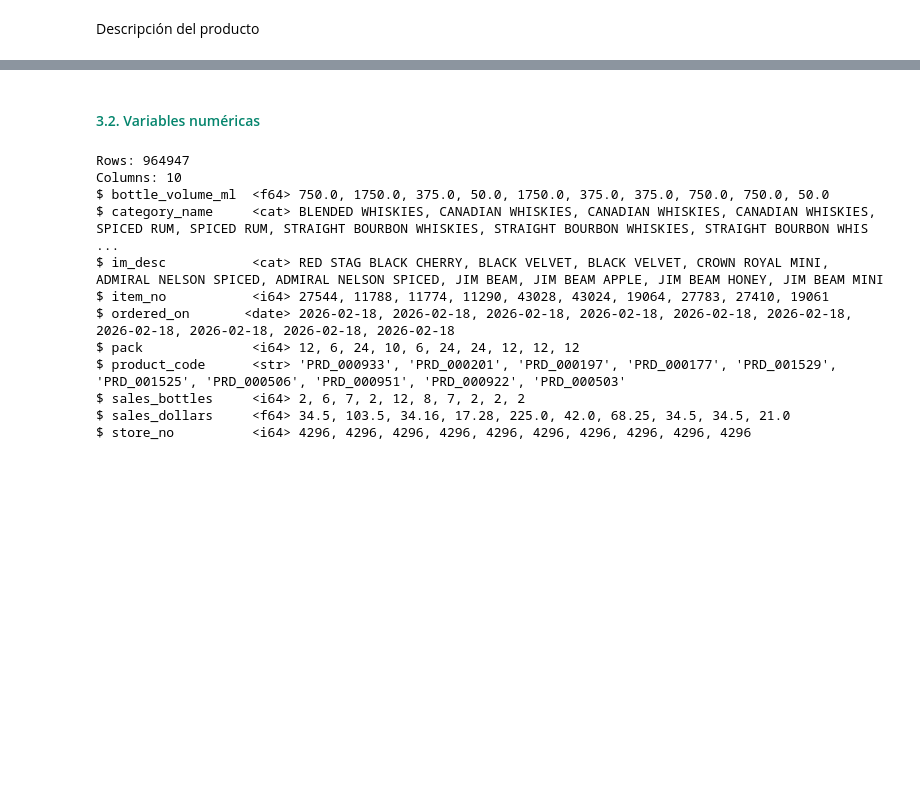
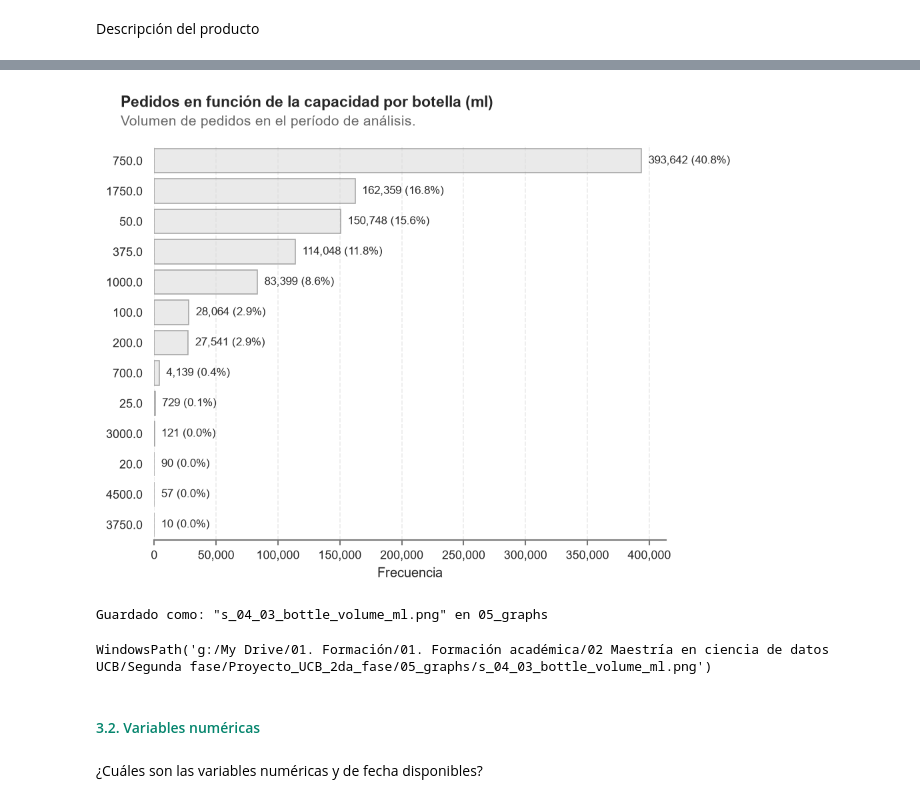
Before and after one commit to charliebrown007/Proyecto_UCB_2da_fase, a Jupyter notebook: 03_scripts/s_04_Fase_02.ipynb, the cells around one changed output, grey strips where cells are left out. Drawn from its saved outputs; the diff is of its cells as text; code cells hidden in the pictures; blank space fills up the shorter version.

```diff
--- a/03_scripts/s_04_Fase_02.ipynb
+++ b/03_scripts/s_04_Fase_02.ipynb
@@ -121,17 +171,17 @@ WindowsPath('g:/My Drive/01. Formación/01. Formación académica/02 Maestría e
+# %%
+plot_cat_function_01(
+    df_param = df_01,
+    column_param = 'bottle_volume_ml',
+    #top_param = 10,
+    suptitle_param = 'Pedidos en función de la capacidad por botella (ml)',
+    text_param = 'Volumen de pedidos en el período de análisis.',
+    file_param = 's_04_03_bottle_volume_ml.png',
+    show_param = True )
+# %% [output]
+[figure, added]
+Guardado como: "s_04_03_bottle_volume_ml.png" en 05_graphs
+WindowsPath('g:/My Drive/01. Formación/01. Formación académica/02 Maestría en ciencia de datos UCB/Segunda fase/Proyecto_UCB_2da_fase/05_graphs/s_04_03_bottle_volume_ml.png')
 # %% [markdown]
 <h4 style="color:#05856d">3.2. Variables numéricas</h4>
-# %%
-df_01.glimpse()
-# %% [output]
-Rows: 964947
-Columns: 10
-$ bottle_volume_ml  <f64> 750.0, 1750.0, 375.0, 50.0, 1750.0, 375.0, 375.0, 750.0, 750.0, 50.0
-$ category_name     <cat> BLENDED WHISKIES, CANADIAN WHISKIES, CANADIAN WHISKIES, CANADIAN WHISKIES, SPICED RUM, SPICED RUM, STRAIGHT BOURBON WHISKIES, STRAIGHT BOURBON WHISKIES, STRAIGHT BOURBON WHIS ...
-$ im_desc           <cat> RED STAG BLACK CHERRY, BLACK VELVET, BLACK VELVET, CROWN ROYAL MINI, ADMIRAL NELSON SPICED, ADMIRAL NELSON SPICED, JIM BEAM, JIM BEAM APPLE, JIM BEAM HONEY, JIM BEAM MINI
-$ item_no           <i64> 27544, 11788, 11774, 11290, 43028, 43024, 19064, 27783, 27410, 19061
-$ ordered_on       <date> 2026-02-18, 2026-02-18, 2026-02-18, 2026-02-18, 2026-02-18, 2026-02-18, 2026-02-18, 2026-02-18, 2026-02-18, 2026-02-18
-$ pack              <i64> 12, 6, 24, 10, 6, 24, 24, 12, 12, 12
-$ product_code      <str> 'PRD_000933', 'PRD_000201', 'PRD_000197', 'PRD_000177', 'PRD_001529', 'PRD_001525', 'PRD_000506', 'PRD_000951', 'PRD_000922', 'PRD_000503'
-$ sales_bottles     <i64> 2, 6, 7, 2, 12, 8, 7, 2, 2, 2
-$ sales_dollars     <f64> 34.5, 103.5, 34.16, 17.28, 225.0, 42.0, 68.25, 34.5, 34.5, 21.0
-$ store_no          <i64> 4296, 4296, 4296, 4296, 4296, 4296, 4296, 4296, 4296, 4296
+# %% [markdown]
+¿Cuáles son las variables numéricas y de fecha disponibles?
```
Also changed, not shown: parts of 13 cells of this notebook, 7 other files.
